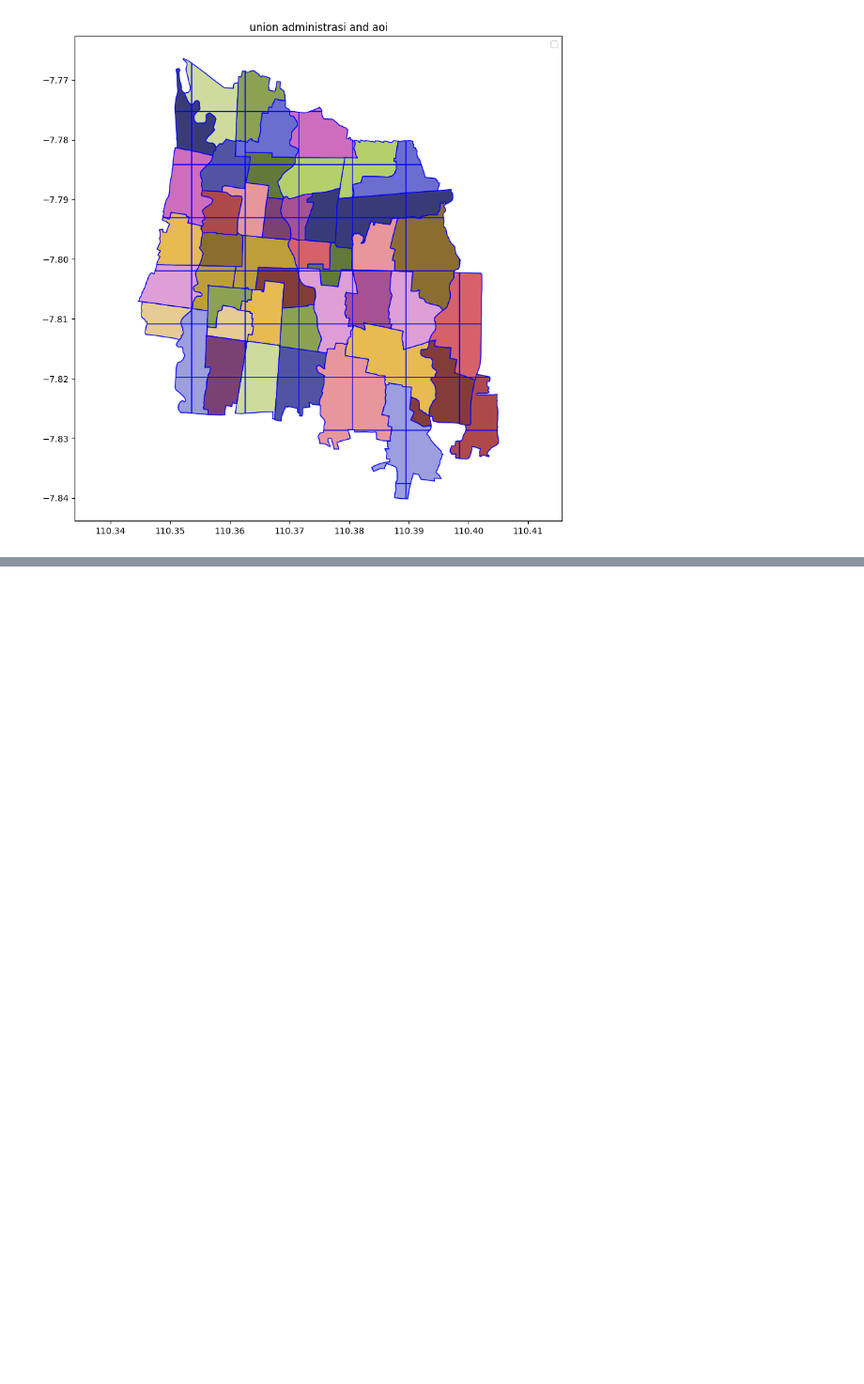
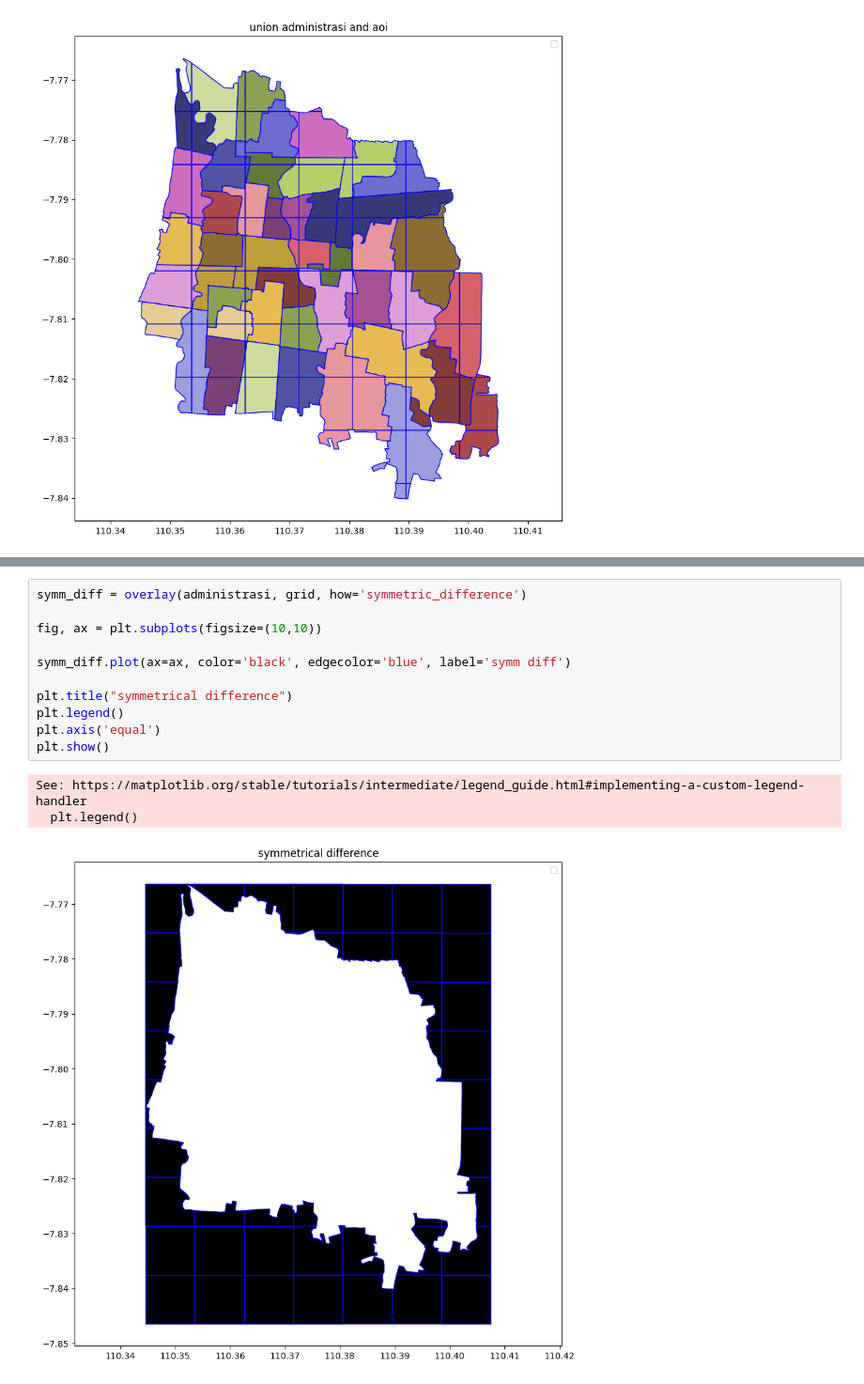
Before and after one commit to makinoharuy/python_geospatial_learning, a Jupyter notebook: belajar_python_geospatial.ipynb, the cells around one changed output, grey strips where cells are left out. Shown at 94% size. Drawn from its saved outputs; the diff is of its cells as text; blank space fills up the shorter version.

Commit message:
manipulating data (identity, symmetrucal diff)

```diff
--- a/belajar_python_geospatial.ipynb
+++ b/belajar_python_geospatial.ipynb
@@ -1604,0 +1620,15 @@ plt.show()
+# %%
+symm_diff = overlay(administrasi, grid, how='symmetric_difference')
+
+fig, ax = plt.subplots(figsize=(10,10))
+
+symm_diff.plot(ax=ax, color='black', edgecolor='blue', label='symm diff')
+
+plt.title("symmetrical difference")
+plt.legend()
+plt.axis('equal')
+plt.show()
+# %% [output]
+See: https://matplotlib.org/stable/tutorials/intermediate/legend_guide.html#implementing-a-custom-legend-handler
+  plt.legend()
+[figure, added]
```
Also changed, not shown: parts of 2 cells of this notebook.
